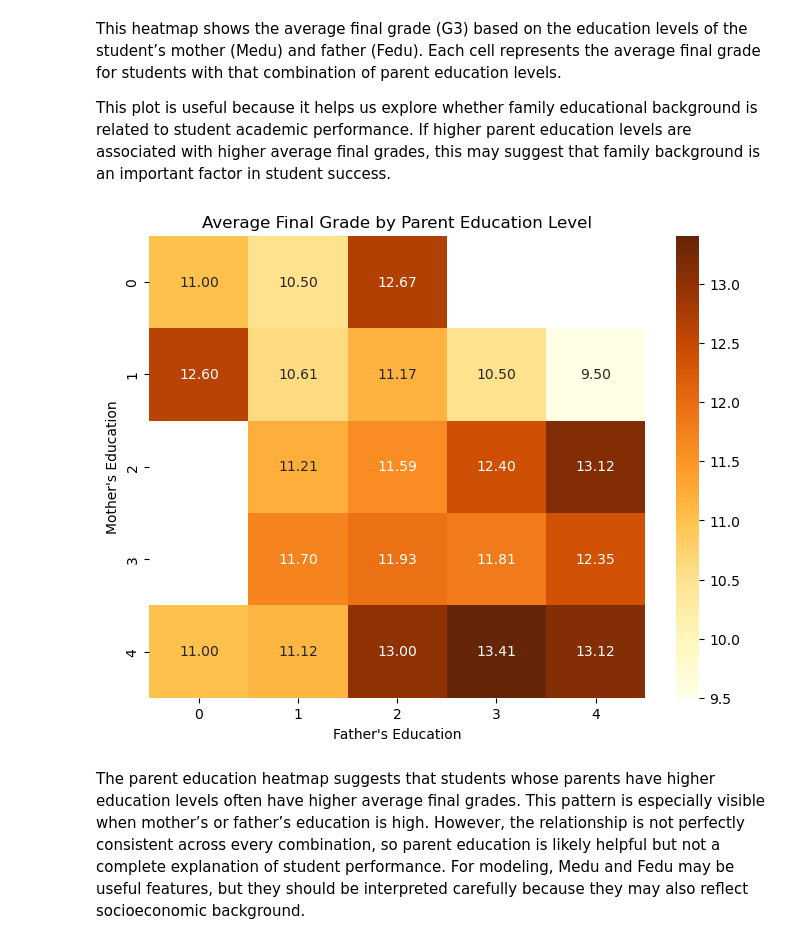
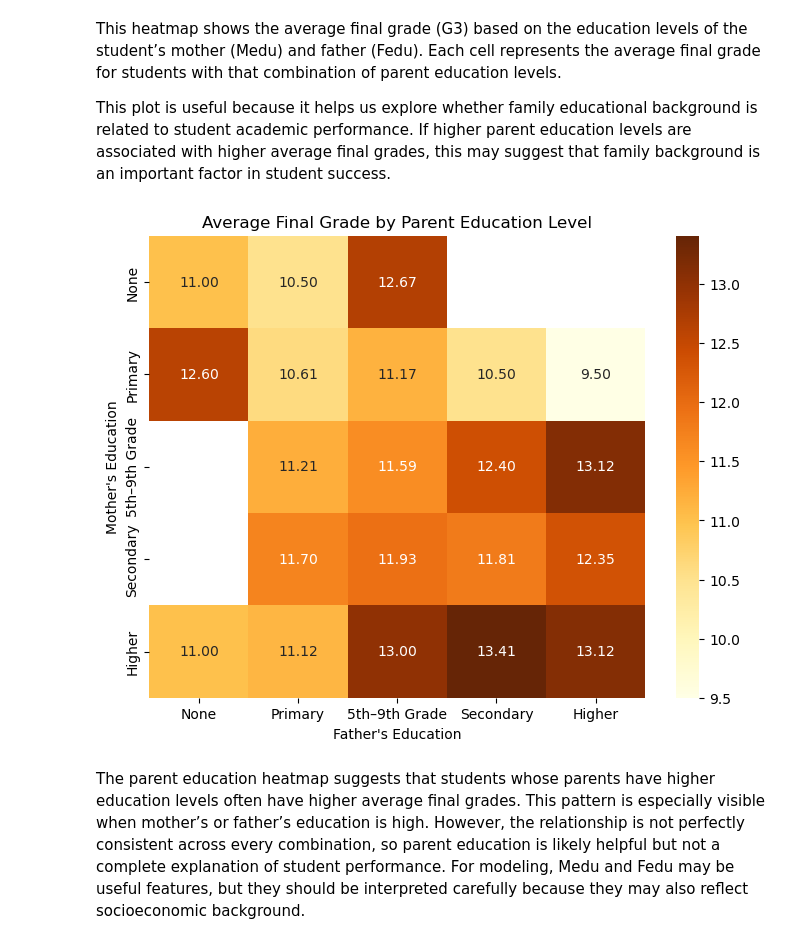
Before and after one commit to OctFog/Math-189-Project, a Jupyter notebook: student_performance.ipynb, the cells around one changed output. Saved outputs shown, nothing was run; the diff lists cells and outputs as text; code cells hidden in the pictures.

```diff
--- a/student_performance.ipynb
+++ b/student_performance.ipynb
@@ -277,16 +311,24 @@ From this plot, we can compare how students with different alcohol consumption l
 # %%
-df["total_alcohol"] = df["Dalc"] + df["Walc"]
+df_melt = df.melt(
+    id_vars=["G3"],
+    value_vars=["Dalc", "Walc"],
+    var_name="Alcohol_Type",
+    value_name="Consumption"
+)
 
 plt.figure(figsize=(9, 6))
 
 sns.boxplot(
-    data=df,
-    x="total_alcohol",
-    y="G3"
+    data=df_melt,
+    x="Consumption",
+    y="G3",
+    hue="Alcohol_Type"
 )
 
-plt.title("Total Alcohol Consumption vs Final Grade")
-plt.xlabel("Total Alcohol Level: Weekday + Weekend")
+plt.title("Alcohol Consumption vs Final Grade (Weekday vs Weekend)")
+plt.xlabel("Alcohol Consumption Level (1 = very low, 5 = very high)")
 plt.ylabel("Final Grade (G3)")
+plt.legend(title="Type")
+
 plt.show()
 # %% [output]
@@ -450,30 +503,42 @@ This heatmap shows the average final grade (G3) based on the education levels of
 
 This plot is useful because it helps us explore whether family educational background is related to student academic performance. If higher parent education levels are associated with higher average final grades, this may suggest that family background is an important factor in student success.
 # %%
+education_map = {
+    0: "None",
+    1: "Primary",
+    2: "5th–9th Grade",
+    3: "Secondary",
+    4: "Higher"
+}
+
 parent_edu = df.groupby(["Medu", "Fedu"])["G3"].mean().reset_index()
 
 pivot_parent = parent_edu.pivot(
     index="Medu",
     columns="Fedu",
     values="G3"
 )
+
+# Replace numeric codes with labels
+pivot_parent.index = pivot_parent.index.map(education_map)
+pivot_parent.columns = pivot_parent.columns.map(education_map)
 
 plt.figure(figsize=(8, 6))
 
 sns.heatmap(
     pivot_parent,
     annot=True,
     fmt=".2f",
     cmap="YlOrBr"
 )
 
 plt.title("Average Final Grade by Parent Education Level")
 plt.xlabel("Father's Education")
 plt.ylabel("Mother's Education")
 
 plt.show()
 # %% [output]
-[figure, old version]
+[figure, new version]
 # %% [markdown]
 The parent education heatmap suggests that students whose parents have higher education levels often have higher average final grades. This pattern is especially visible when mother’s or father’s education is high. However, the relationship is not perfectly consistent across every combination, so parent education is likely helpful but not a complete explanation of student performance. For modeling, Medu and Fedu may be useful features, but they should be interpreted carefully because they may also reflect socioeconomic background.
 # %% [markdown]
```
Also changed, not shown: parts of 20 cells of this notebook.
